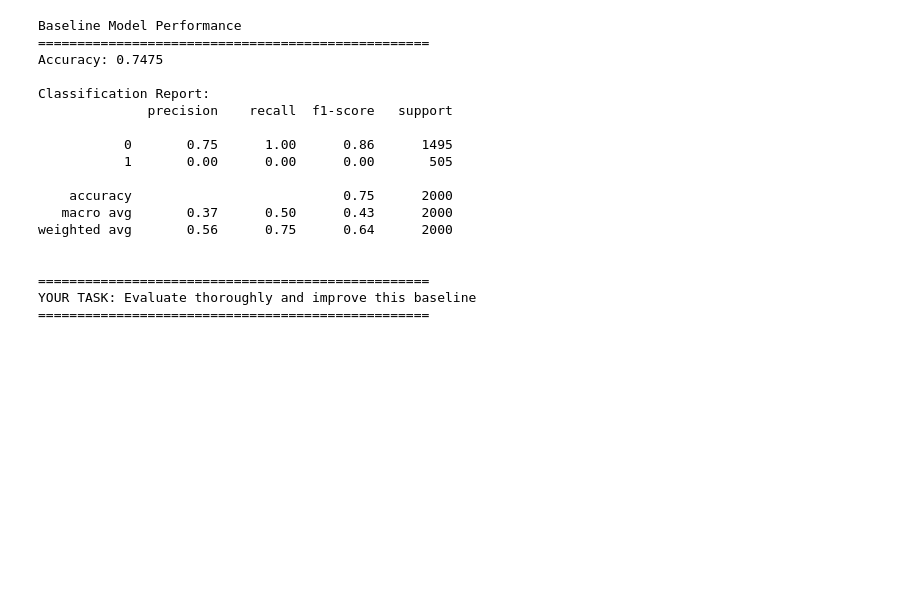
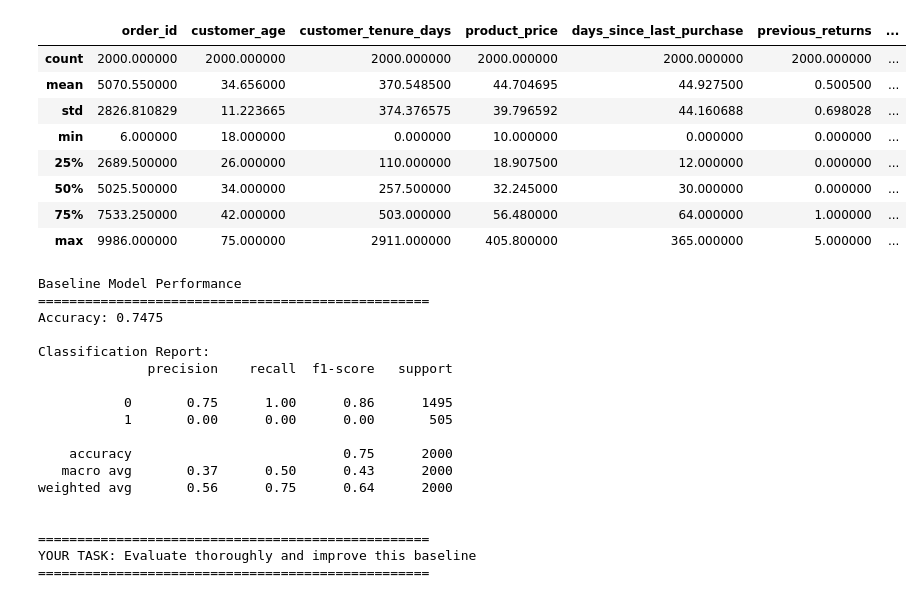
Before and after one commit to afleitas/LTK, a Jupyter notebook: Alejandro_Fleitas_challenge.ipynb, the cells around one changed output. Drawn from its saved outputs; the diff is of its cells as text; code cells hidden in the pictures; blank space fills up the shorter version.

```diff
--- a/Alejandro_Fleitas_challenge.ipynb
+++ b/Alejandro_Fleitas_challenge.ipynb
@@ -13,2 +37,14 @@ import joblib
+# %%
+test.describe()
+# %% [output]
+|  | order_id | customer_age | customer_tenure_days | product_price | days_since_last_purchase | previous_returns | ... |
+| count | 2000.000000 | 2000.000000 | 2000.000000 | 2000.000000 | 2000.000000 | 2000.000000 | ... |
+| mean | 5070.550000 | 34.656000 | 370.548500 | 44.704695 | 44.927500 | 0.500500 | ... |
+| std | 2826.810829 | 11.223665 | 374.376575 | 39.796592 | 44.160688 | 0.698028 | ... |
+| min | 6.000000 | 18.000000 | 0.000000 | 10.000000 | 0.000000 | 0.000000 | ... |
+| 25% | 2689.500000 | 26.000000 | 110.000000 | 18.907500 | 12.000000 | 0.000000 | ... |
+| 50% | 5025.500000 | 34.000000 | 257.500000 | 32.245000 | 30.000000 | 0.000000 | ... |
+| 75% | 7533.250000 | 42.000000 | 503.000000 | 56.480000 | 64.000000 | 1.000000 | ... |
+| max | 9986.000000 | 75.000000 | 2911.000000 | 405.800000 | 365.000000 | 5.000000 | ... |
 # %%
 
```
Also changed, not shown: parts of 4 cells of this notebook, 2 other files.
